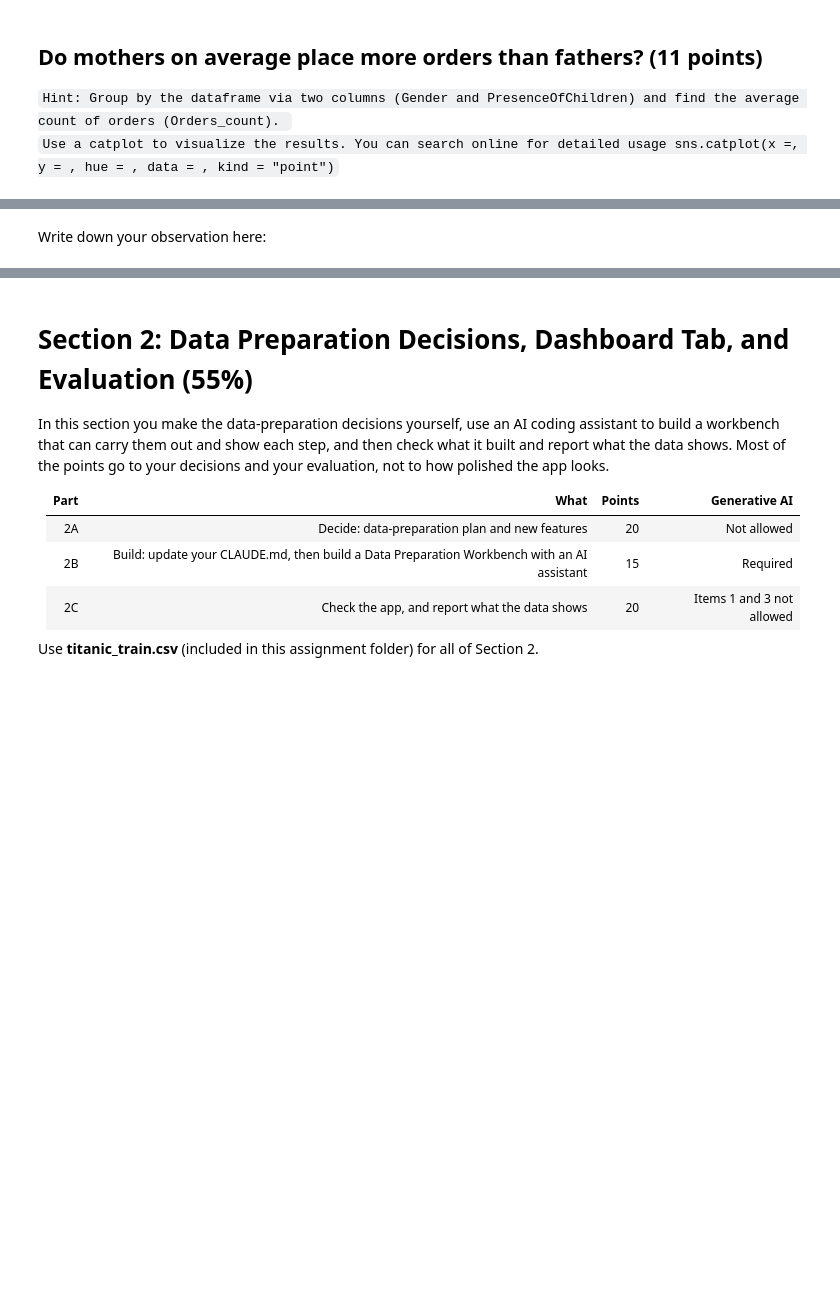
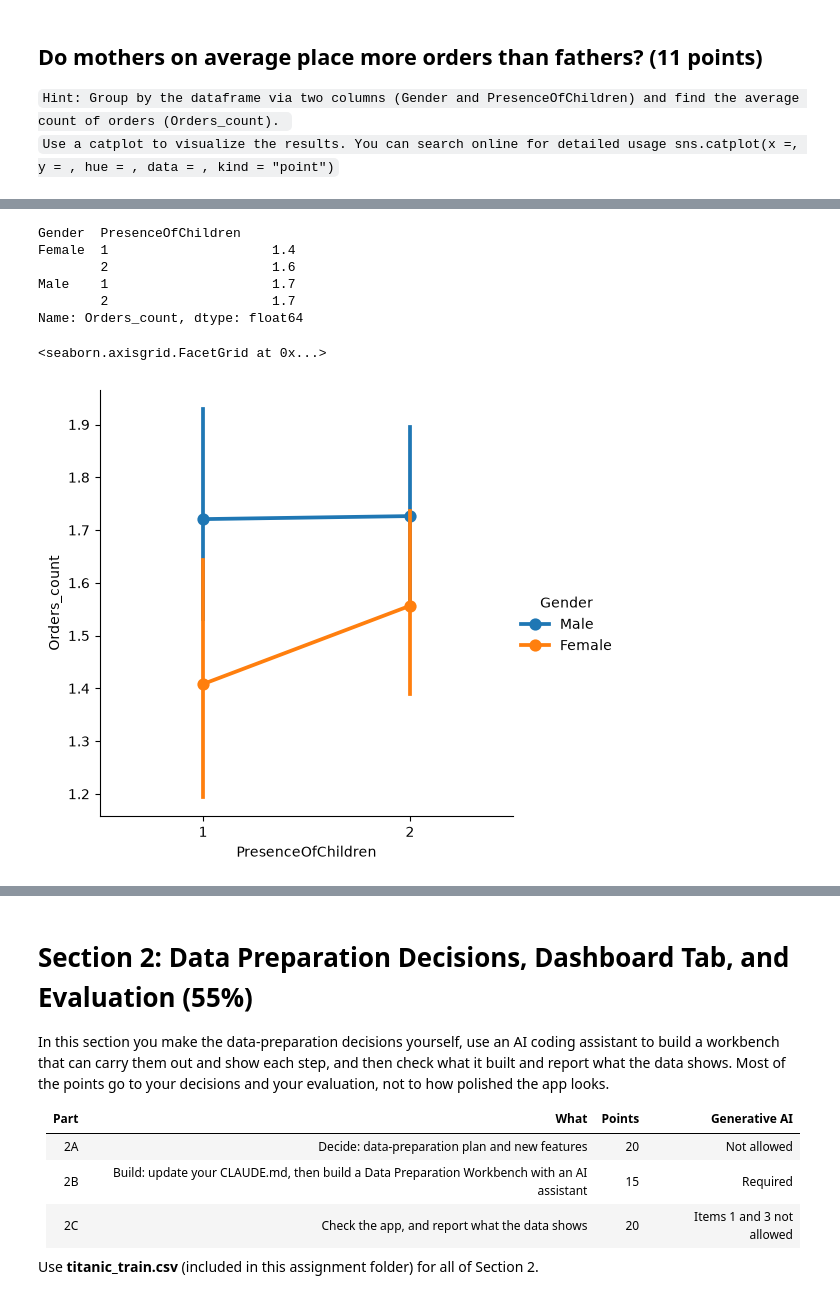
Before and after one commit to sabrinali11/comm4259-work, a Jupyter notebook: assignment_02/Assignment_02-Data_Preparation.ipynb, the cells around one changed output, grey strips where cells are left out. Saved outputs shown, nothing was run; the diff lists cells and outputs as text; code cells hidden in the pictures; blank space fills up the shorter version.

```diff
--- a/assignment_02/Assignment_02-Data_Preparation.ipynb
+++ b/assignment_02/Assignment_02-Data_Preparation.ipynb
@@ -140,2 +166,13 @@ sns.catplot(x="Pclass", y="Fare", hue="Sex", data=titanic_sample, kind="point")
-# %% [markdown]
-Write down your observation here:
+# %%
+
+print(customer.groupby(["Gender", "PresenceOfChildren"]).Orders_count.mean().round(1))
+sns.catplot(x="PresenceOfChildren", y="Orders_count", hue="Gender", data=customer, kind="point")
+# %% [output]
+Gender  PresenceOfChildren
+Female  1                     1.4
+        2                     1.6
+Male    1                     1.7
+        2                     1.7
+Name: Orders_count, dtype: float64
+<seaborn.axisgrid.FacetGrid at 0x...>
+[figure, added]
```
Also changed, not shown: parts of 22 cells of this notebook.
